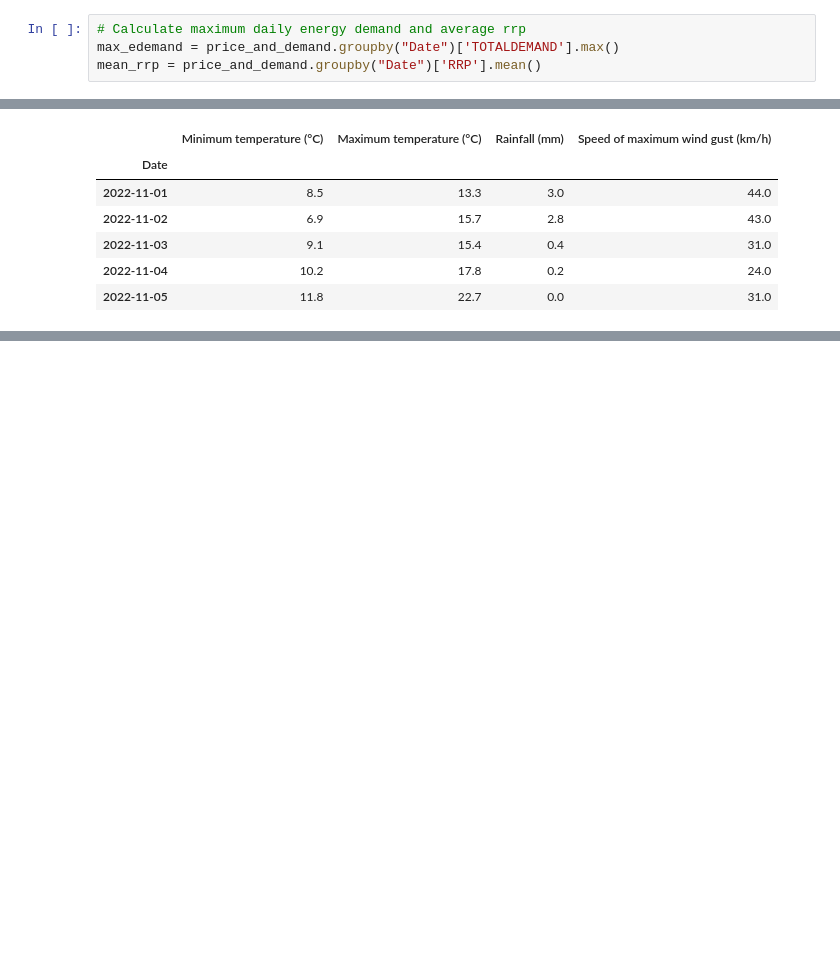
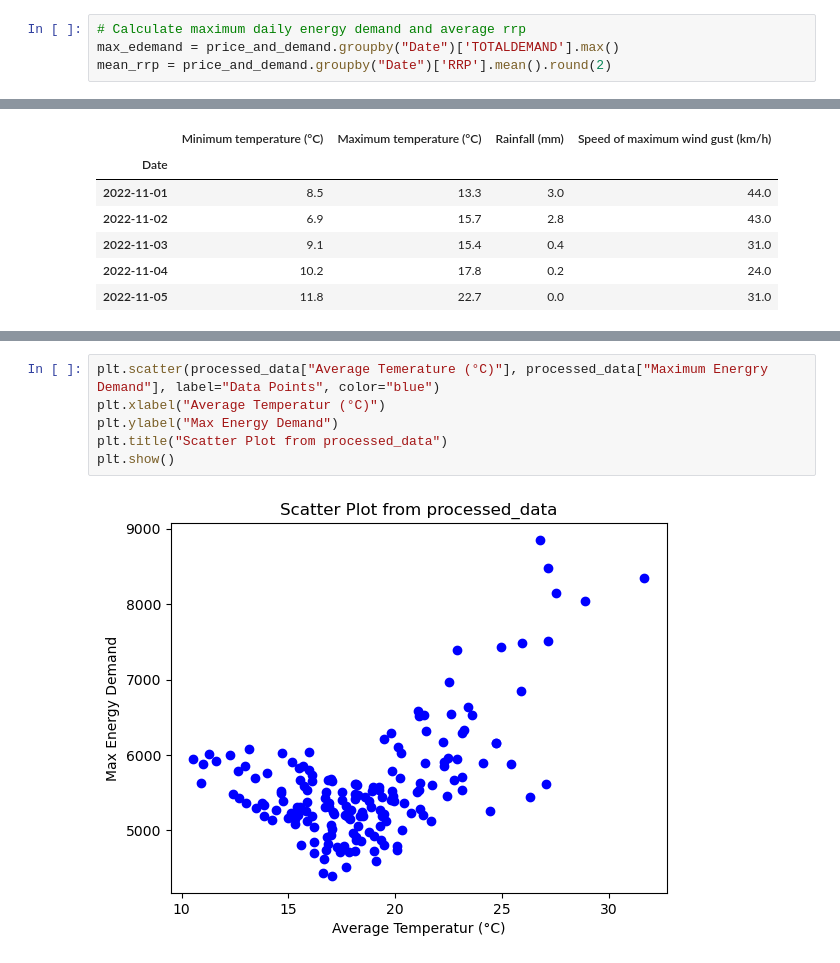
Before and after one commit to Sining2000/DATA_Prediction_of_Mmaximum_Daily_Energy_Use, a Jupyter notebook: Group4_Assignment.ipynb, the cells around one changed output, grey strips where cells are left out. Cells and saved outputs as stored; diff of their text form; blank space fills up the shorter version.

```diff
--- a/Group4_Assignment.ipynb
+++ b/Group4_Assignment.ipynb
@@ -70,4 +70,4 @@ price_and_demand.sample(20)
 # %%
 # Calculate maximum daily energy demand and average rrp
 max_edemand = price_and_demand.groupby("Date")['TOTALDEMAND'].max()
-mean_rrp = price_and_demand.groupby("Date")['RRP'].mean()
+mean_rrp = price_and_demand.groupby("Date")['RRP'].mean().round(2)
@@ -207,0 +224,8 @@ processed_data.tail()
+# %%
+plt.scatter(processed_data["Average Temerature (°C)"], processed_data["Maximum Energry Demand"], label="Data Points", color="blue")
+plt.xlabel("Average Temperatur (°C)")
+plt.ylabel("Max Energy Demand")
+plt.title("Scatter Plot from processed_data")
+plt.show()
+# %% [output]
+[figure, added]
```
Also changed, not shown: parts of 11 cells of this notebook.
